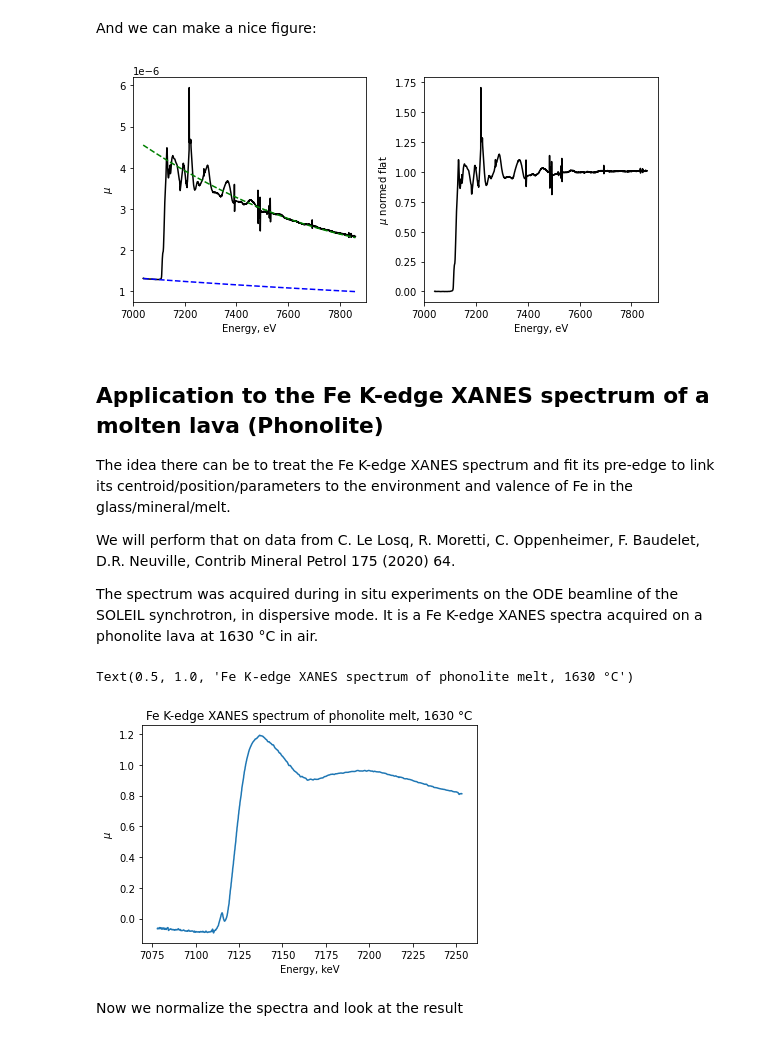
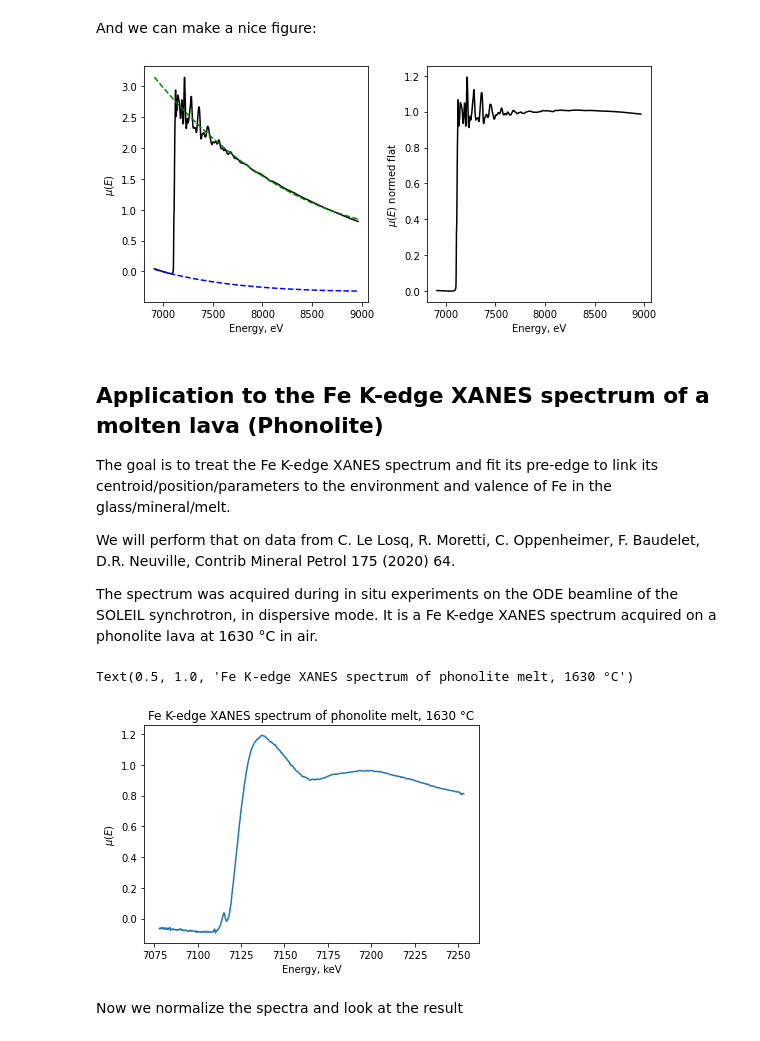
Before and after one commit to xraypy/xraylarch, a Jupyter notebook: examples/Jupyter/Fe-treatment.ipynb, the cells around one changed output. Drawn from its saved outputs; the diff is of its cells as text; code cells hidden in the pictures.

```diff
--- a/examples/Jupyter/Fe-treatment.ipynb
+++ b/examples/Jupyter/Fe-treatment.ipynb
@@ -32,5 +30,4 @@ data = read_ascii('./Fe_foil_Ruffoni.DAT')
+# %%
+data = read_ascii('../xafsdata/fe.060')
 # %% [markdown]
 We can access the energy:
-# %%
-data.energy = data.e_kev*1000
-data.energy
@@ -52,5 +40,5 @@ and calculate the absorbance spectrum:
 # %%
-data.mu = data.i1/data.i0
+data.mu = -np.log(data.it/data.i0)
 # %% [markdown]
 We can now plot the data with Matplotlib:
 # %%
@@ -96,41 +84,41 @@ And we can make a nice figure:
 # %%
 plt.figure(figsize=(8,4))
 plt.subplot(1,2,1)
 plt.plot(data.energy,data.mu,"k-")
 plt.plot(data.energy,data.pre_edge,"b--")
 plt.plot(data.energy,data.post_edge,"g--")
 plt.xlabel("Energy, eV")
-plt.ylabel("$\mu$")
+plt.ylabel("$\mu(E)$")
 
 plt.subplot(1,2,2)
 plt.plot(data.energy,data.flat,"k-")
 plt.xlabel("Energy, eV")
-plt.ylabel("$\mu$ normed flat")
+plt.ylabel("$\mu(E)$ normed flat")
 
 plt.tight_layout()
 # %% [output]
-[figure, old version]
+[figure, new version]
 # %% [markdown]
 ## Application to the Fe K-edge XANES spectrum of a molten lava (Phonolite)
 
-The idea there can be to treat the Fe K-edge XANES spectrum and fit its pre-edge to link its centroid/position/parameters to the environment and valence of Fe in the glass/mineral/melt.
+The goal is to treat the Fe K-edge XANES spectrum and fit its pre-edge to link its centroid/position/parameters to the environment and valence of Fe in the glass/mineral/melt.
 
 We will perform that on data from C. Le Losq, R. Moretti, C. Oppenheimer, F. Baudelet, D.R. Neuville, Contrib Mineral Petrol 175 (2020) 64.
 
-The spectrum was acquired during in situ experiments on the ODE beamline of the SOLEIL synchrotron, in dispersive mode. It is a Fe K-edge XANES spectra acquired on a phonolite lava at 1630 °C in air.
+The spectrum was acquired during in situ experiments on the ODE beamline of the SOLEIL synchrotron, in dispersive mode. It is a Fe K-edge XANES spectrum acquired on a phonolite lava at 1630 °C in air.
 # %%
 # We import the data
-data = read_ascii('./EMG003.txt', labels=('energy', 'mu'))
+data = read_ascii('../xafsdata/EMG003.txt', labels=('energy', 'mu'))
 
 # First vizualisation
 plt.figure()
 plt.plot(data.energy, data.mu, label='mu')
 plt.xlabel("Energy, keV")
-plt.ylabel("$\mu$")
+plt.ylabel("$\mu(E)$")
 plt.title("Fe K-edge XANES spectrum of phonolite melt, 1630 °C")
 # %% [output]
 Text(0.5, 1.0, 'Fe K-edge XANES spectrum of phonolite melt, 1630 °C')
-[figure, old version]
+[figure, new version]
 # %% [markdown]
 Now we normalize the spectra and look at the result
 # %%
```
Also changed, not shown: parts of 21 cells of this notebook, 1 other file.
